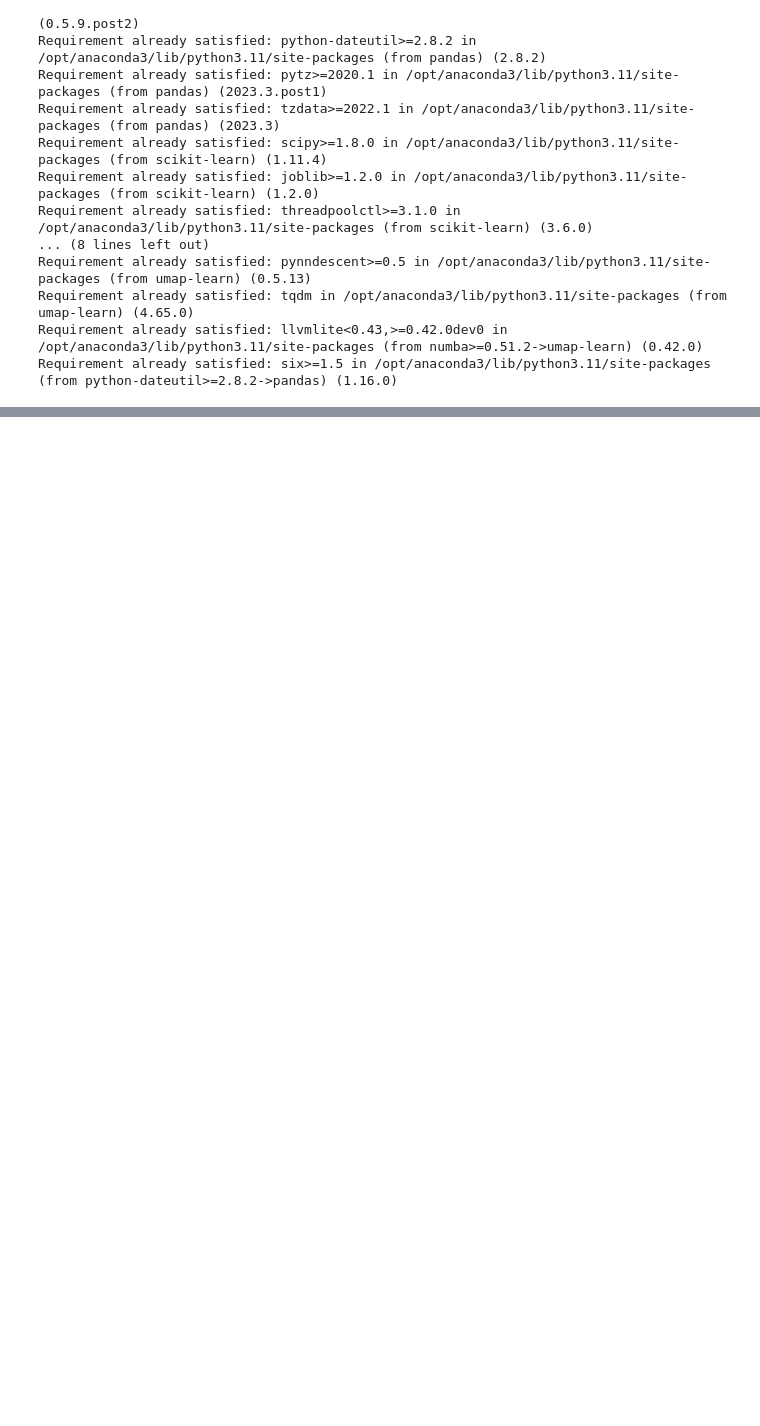
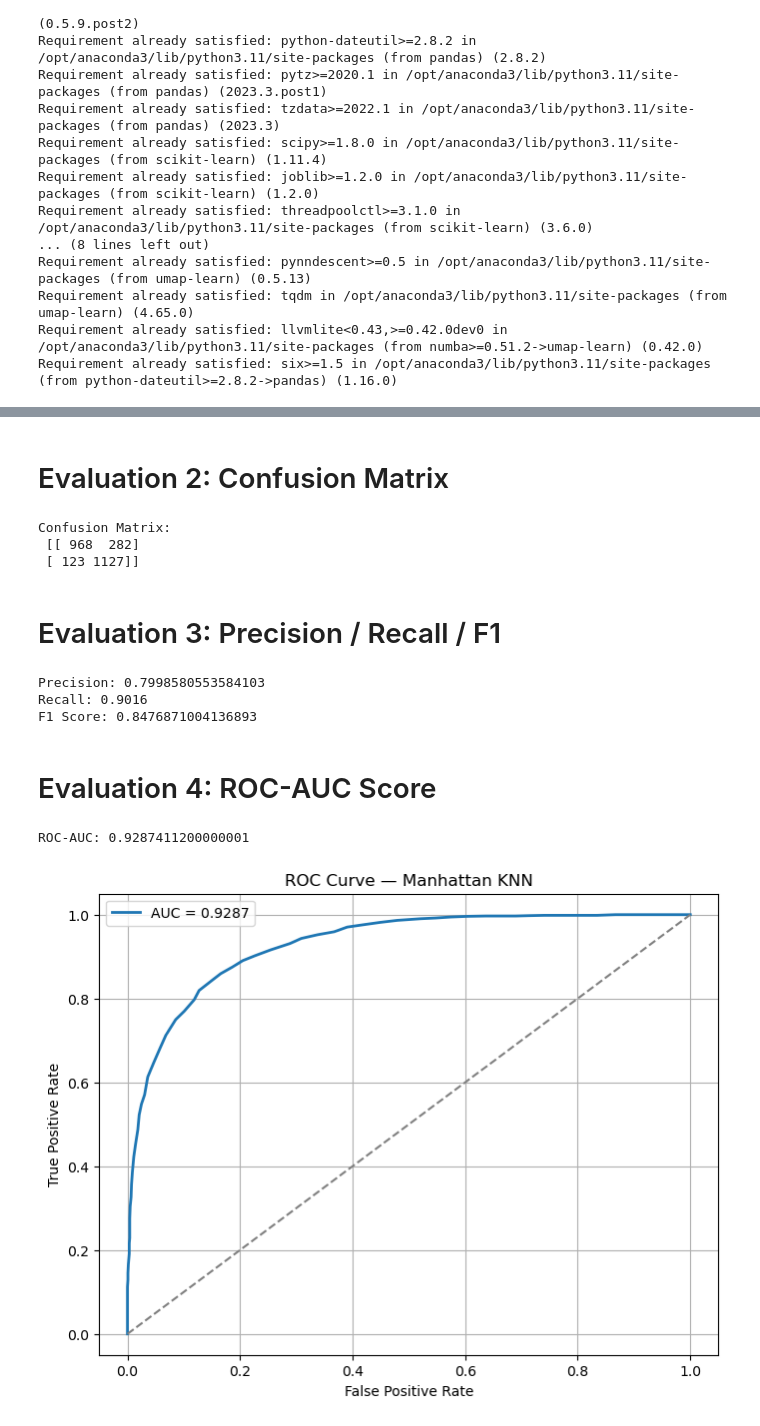
Before and after one commit to mayank2309jha/FML-2025-Group-Project, a Jupyter notebook: knn.ipynb, the cells around one changed output, grey strips where cells are left out. Saved outputs shown, nothing was run; the diff lists cells and outputs as text; code cells hidden in the pictures; blank space fills up the shorter version.

```diff
--- a/knn.ipynb
+++ b/knn.ipynb
@@ -79,0 +242,79 @@ Name: count, dtype: int64
+# %% [markdown]
+# Evaluation 2: Confusion Matrix
+# %%
+# ------------------------------------------------
+# EVALUATION 2 — CONFUSION MATRIX
+# ------------------------------------------------
+
+from sklearn.metrics import confusion_matrix
+
+cm = confusion_matrix(y_test, y_pred)
+
+results["baseline_knn"]["confusion_matrix"] = cm
+
+print("Confusion Matrix:\n", cm)
+# %% [output]
+Confusion Matrix:
+ [[ 968  282]
+ [ 123 1127]]
+# %% [markdown]
+# Evaluation 3: Precision / Recall / F1
+# %%
+# ------------------------------------------------
+# EVALUATION 3 — PRECISION / RECALL / F1
+# ------------------------------------------------
+
+from sklearn.metrics import precision_score, recall_score, f1_score
+
+precision = precision_score(y_test, y_pred)
+recall    = recall_score(y_test, y_pred)
+f1        = f1_score(y_test, y_pred)
+
+results["baseline_knn"]["precision"] = precision
+results["baseline_knn"]["recall"]    = recall
+results["baseline_knn"]["f1"]        = f1
+
+print("Precision:", precision)
+print("Recall:", recall)
+print("F1 Score:", f1)
+# %% [output]
+Precision: 0.7998580553584103
+Recall: 0.9016
+F1 Score: 0.8476871004136893
+# %% [markdown]
+# Evaluation 4: ROC-AUC Score
+# %%
+# ------------------------------------------------
+# EVALUATION 4 — ROC-AUC (CORRECTED)
+# ------------------------------------------------
+
+from sklearn.metrics import roc_auc_score, roc_curve
+import matplotlib.pyplot as plt
+
+# IMPORTANT: Use PCA-transformed test data
+y_prob = knn.predict_proba(X_test_pca)[:, 1]
+
+# Compute ROC-AUC score
+auc = roc_auc_score(y_test, y_prob)
+results["baseline_knn"]["roc_auc"] = auc
+
+print("ROC-AUC:", auc)
+
+# ------------------------------------------------
+# ROC CURVE PLOT
+# ------------------------------------------------
+
+fpr, tpr, thresholds = roc_curve(y_test, y_prob)
+
+plt.figure(figsize=(8,6))
+plt.plot(fpr, tpr, label=f"AUC = {auc:.4f}", linewidth=2)
+plt.plot([0,1], [0,1], linestyle='--', color='gray')
+plt.xlabel("False Positive Rate")
+plt.ylabel("True Positive Rate")
+plt.title("ROC Curve — Manhattan KNN")
+plt.legend()
+plt.grid(True)
+plt.show()
+# %% [output]
+ROC-AUC: 0.9287411200000001
+[figure, added]
```
Also changed, not shown: parts of 27 cells of this notebook.
